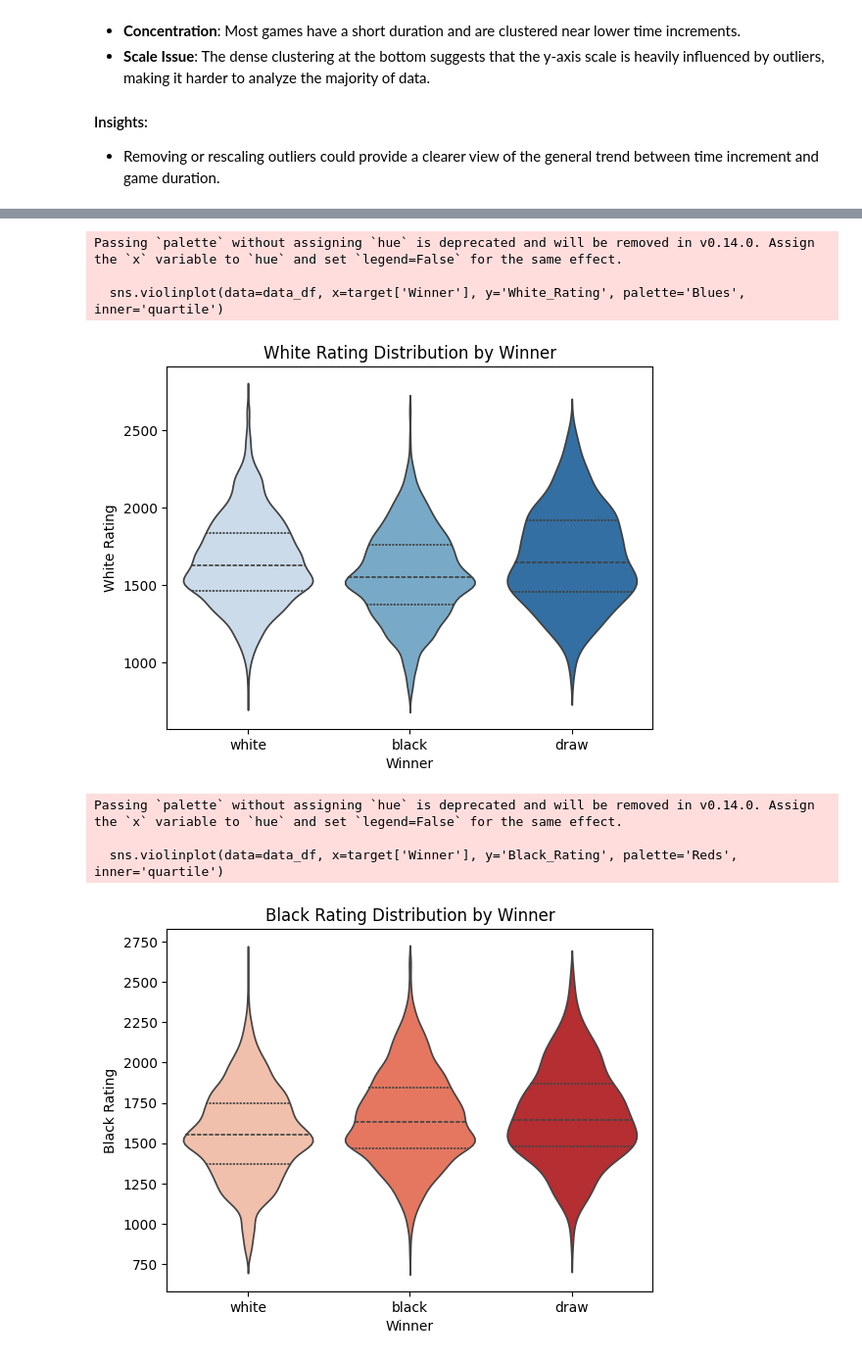
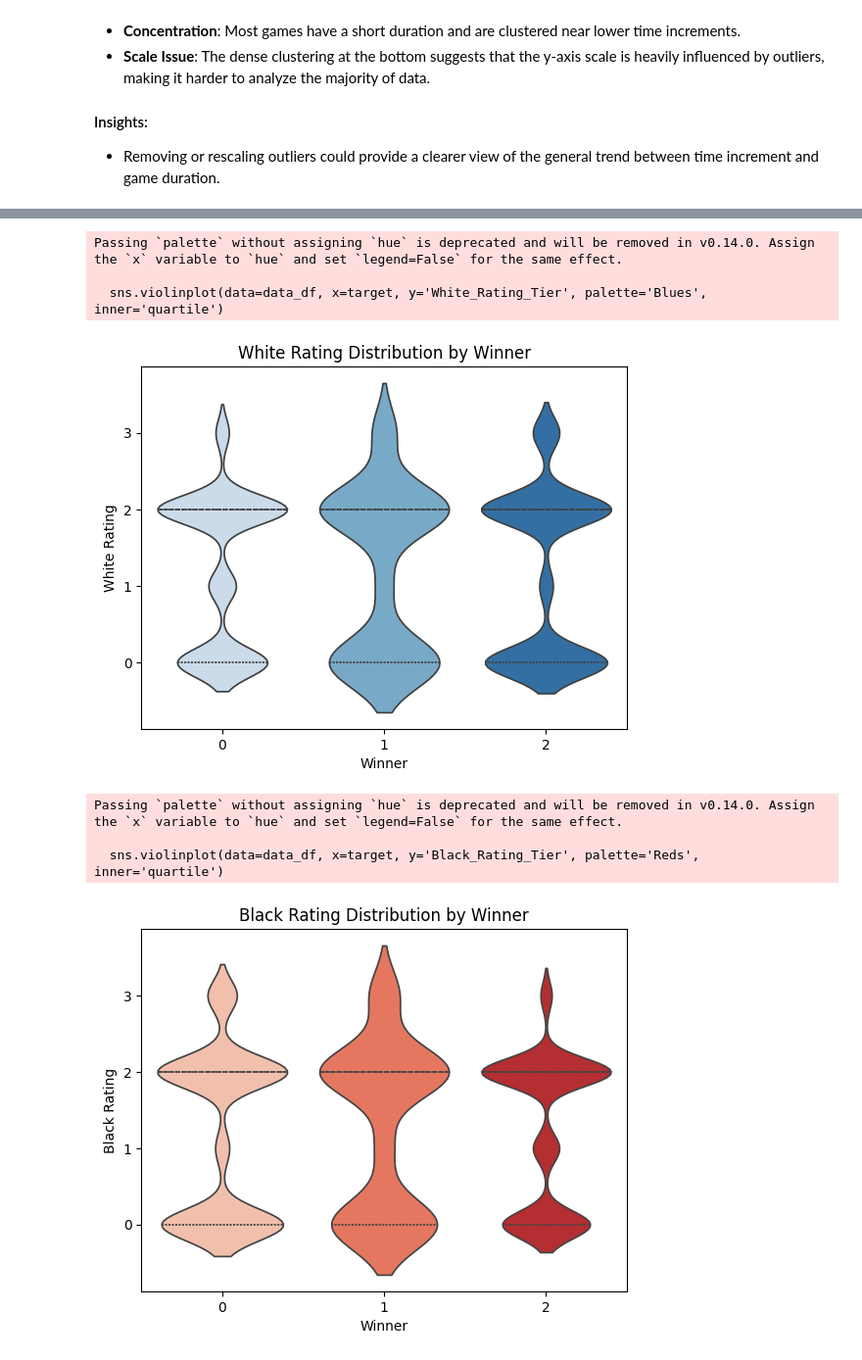
Before and after one commit to Dibij/Chess, a Jupyter notebook: Visualization.ipynb, the cells around one changed output, grey strips where cells are left out. Shown at 98% size. Drawn from its saved outputs; the diff is of its cells as text; code cells hidden in the pictures.

```diff
--- a/Visualization.ipynb
+++ b/Visualization.ipynb
@@ -15,0 +8,6 @@ ordinal_encoded = joblib.load('ordinal_encoder.pkl')
+# %%
+data_df = pd.read_csv('Clean_Chess_Data.csv')
+# %%
+target = data_df['Winner']
+feature = data_df.drop(data_df['Winner'])
+decoded_data = data_df.copy()
@@ -264,24 +450,24 @@ plt.show()
 # %%
-sns.violinplot(data=data_df, x=target['Winner'], y='White_Rating', palette='Blues', inner='quartile')
+sns.violinplot(data=data_df, x=target, y='White_Rating_Tier', palette='Blues', inner='quartile')
 plt.title('White Rating Distribution by Winner')
 plt.xlabel('Winner')
 plt.ylabel('White Rating')
 plt.show()
 
-sns.violinplot(data=data_df, x=target['Winner'], y='Black_Rating', palette='Reds', inner='quartile')
+sns.violinplot(data=data_df, x=target, y='Black_Rating_Tier', palette='Reds', inner='quartile')
 plt.title('Black Rating Distribution by Winner')
 plt.xlabel('Winner')
 plt.ylabel('Black Rating')
 plt.show()
 # %% [output]
 Passing `palette` without assigning `hue` is deprecated and will be removed in v0.14.0. Assign the `x` variable to `hue` and set `legend=False` for the same effect.
 
-  sns.violinplot(data=data_df, x=target['Winner'], y='White_Rating', palette='Blues', inner='quartile')
+  sns.violinplot(data=data_df, x=target, y='White_Rating_Tier', palette='Blues', inner='quartile')
-[figure, old version]
+[figure, new version]
 Passing `palette` without assigning `hue` is deprecated and will be removed in v0.14.0. Assign the `x` variable to `hue` and set `legend=False` for the same effect.
 
-  sns.violinplot(data=data_df, x=target['Winner'], y='Black_Rating', palette='Reds', inner='quartile')
+  sns.violinplot(data=data_df, x=target, y='Black_Rating_Tier', palette='Reds', inner='quartile')
-[figure, old version]
+[figure, new version]
 # %%
 sns.countplot(data=data_df, x='Opening_Eco', order=data_df['Opening_Eco'].value_counts().iloc[:10].index, palette='muted')
 plt.title('Top 10 Most Common Opening ECO Codes')
```
Also changed, not shown: parts of 42 cells of this notebook, 1 other file.
